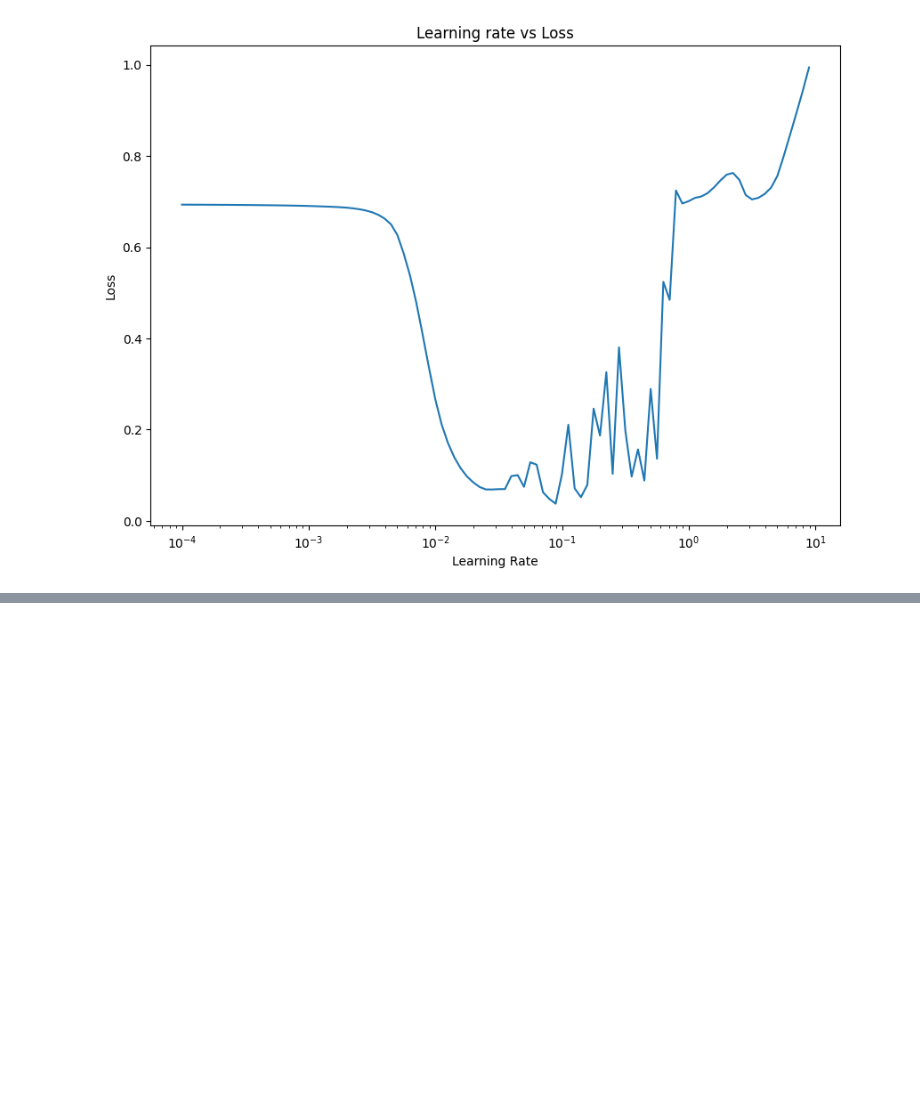
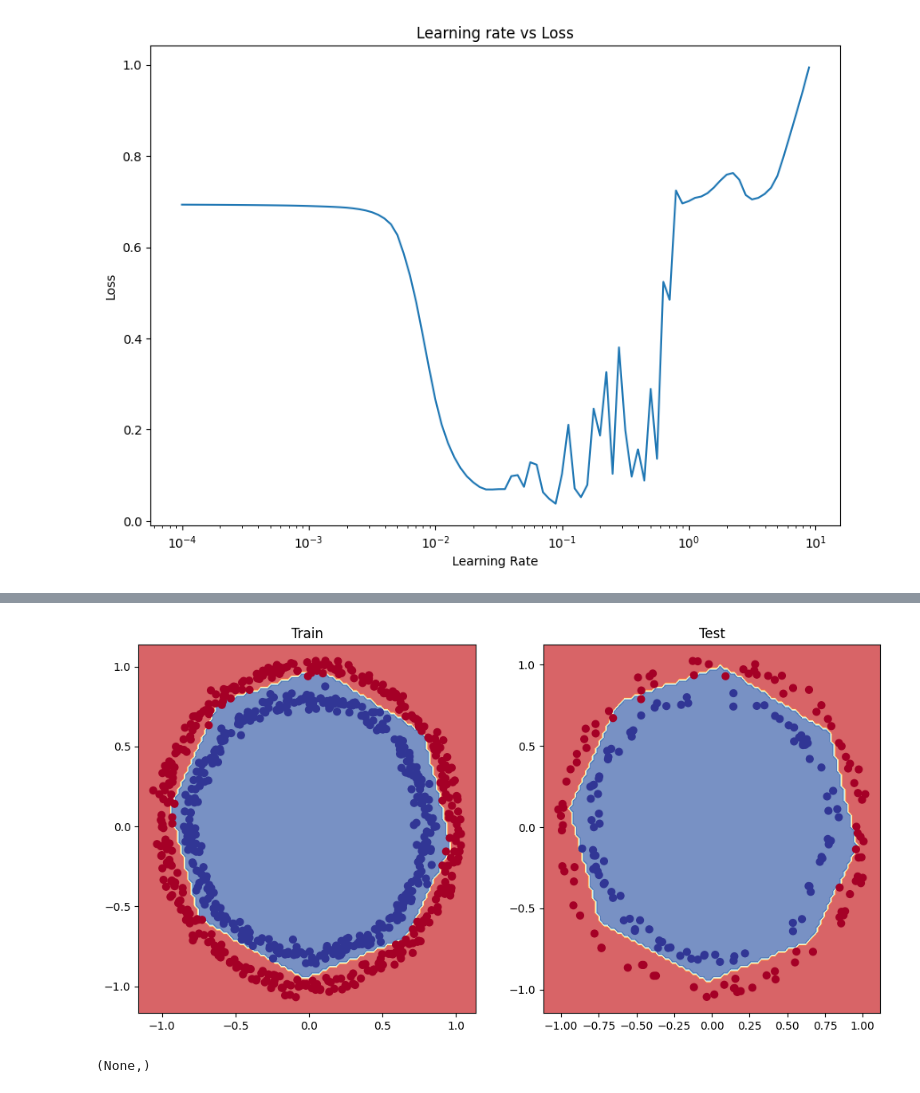
Before and after one commit to nushuhu51-ux/TENSORFLOW-FULL-COURSE-FOR-DEEP-LEARNING, a Jupyter notebook: 02_neural_network_classification_with_tensorFlow.ipynb, the cells around one changed output, grey strips where cells are left out. Saved outputs shown, nothing was run; the diff lists cells and outputs as text; code cells hidden in the pictures; blank space fills up the shorter version.

```diff
--- a/02_neural_network_classification_with_tensorFlow.ipynb
+++ b/02_neural_network_classification_with_tensorFlow.ipynb
@@ -803,0 +798,29 @@ len(lrs)
+# %%
+# Let's try using a higher *ideal* learning rates with the same model
+
+# Set random seed
+tf.random.set_seed(42)
+
+# 1. Create the model
+model_10 = tf.keras.Sequential([
+    tf.keras.layers.Dense(4, activation="relu"),
+    tf.keras.layers.Dense(4, activation="relu"),
+    tf.keras.layers.Dense(1, activation="sigmoid")   # FIXED
+])
+
+# 2. Compile the model
+model_10.compile(
+    loss=tf.keras.losses.BinaryCrossentropy(),
+    optimizer=tf.keras.optimizers.Adam(learning_rate=0.02),
+    metrics=["accuracy"]
+)
+# creae a learning rate callback function
+#lr_scheduler = tf.keras.callbacks.LearningRateScheduler(lambda epoch: 1e-4 * 10** (epoch/ 20))
+
+# 3. Fit the model
+history_10= model_10.fit(
+    x_train,
+    y_train,
+    epochs= 20,
+    #callbacks = [lr_scheduler]
+)
@@ -803,0 +851,11 @@ len(lrs)
+# %%
+# plot the decision boundary for the training and testset
+plt.figure(figsize=(12, 6))
+plt.subplot(1, 2, 1)
+plt.title("Train")
+plot_decision_boundary(model_10, x=x_train, y=y_train)
+plt.subplot(1, 2, 2)
+plt.title("Test")
+plot_decision_boundary(model_10, x=x_test, y=y_test)
+plt.show(),
+# %% [output]
@@ -803,0 +866,2 @@ len(lrs)
+[figure, added]
+(None,)
```
Also changed, not shown: parts of 5 cells of this notebook.
